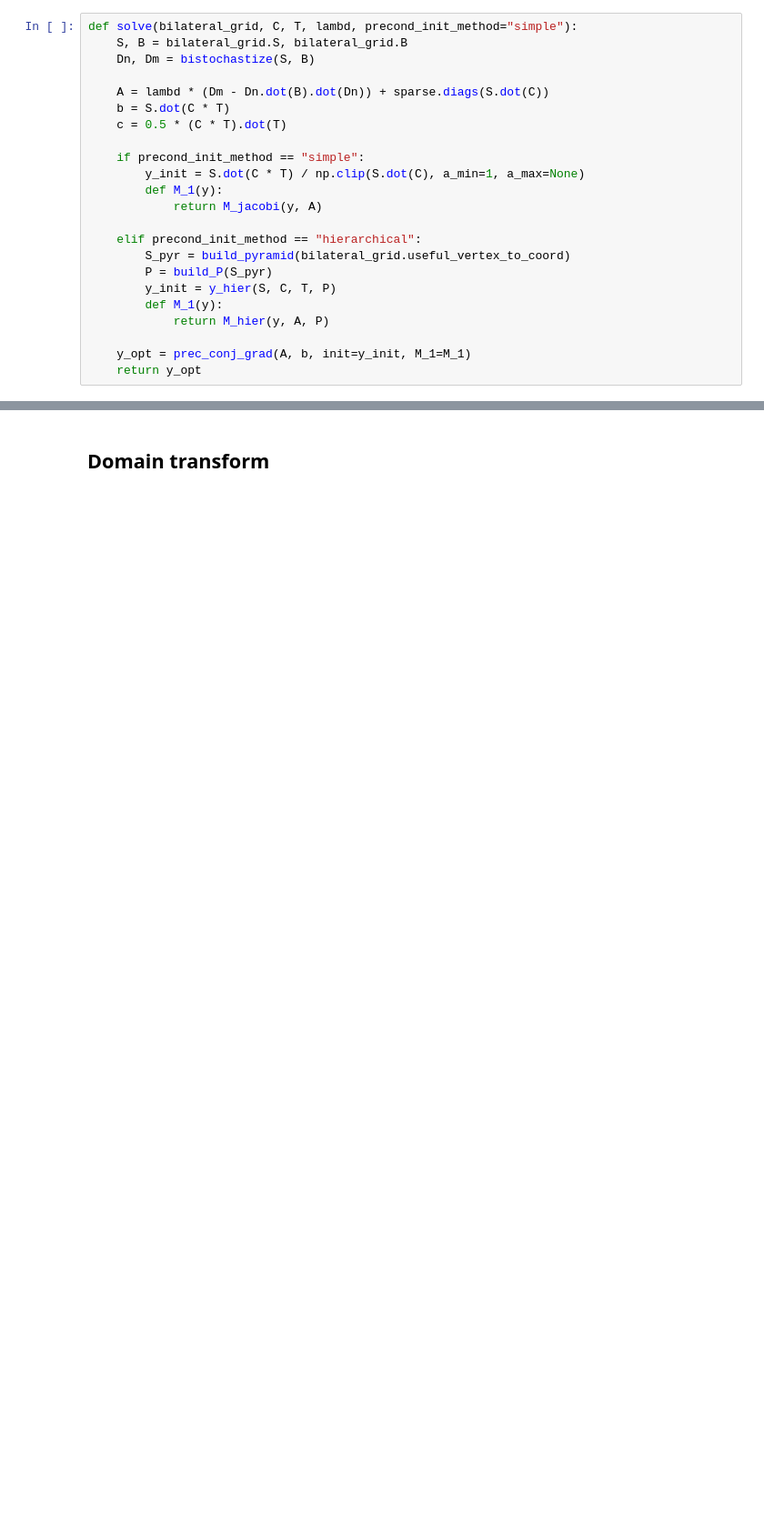
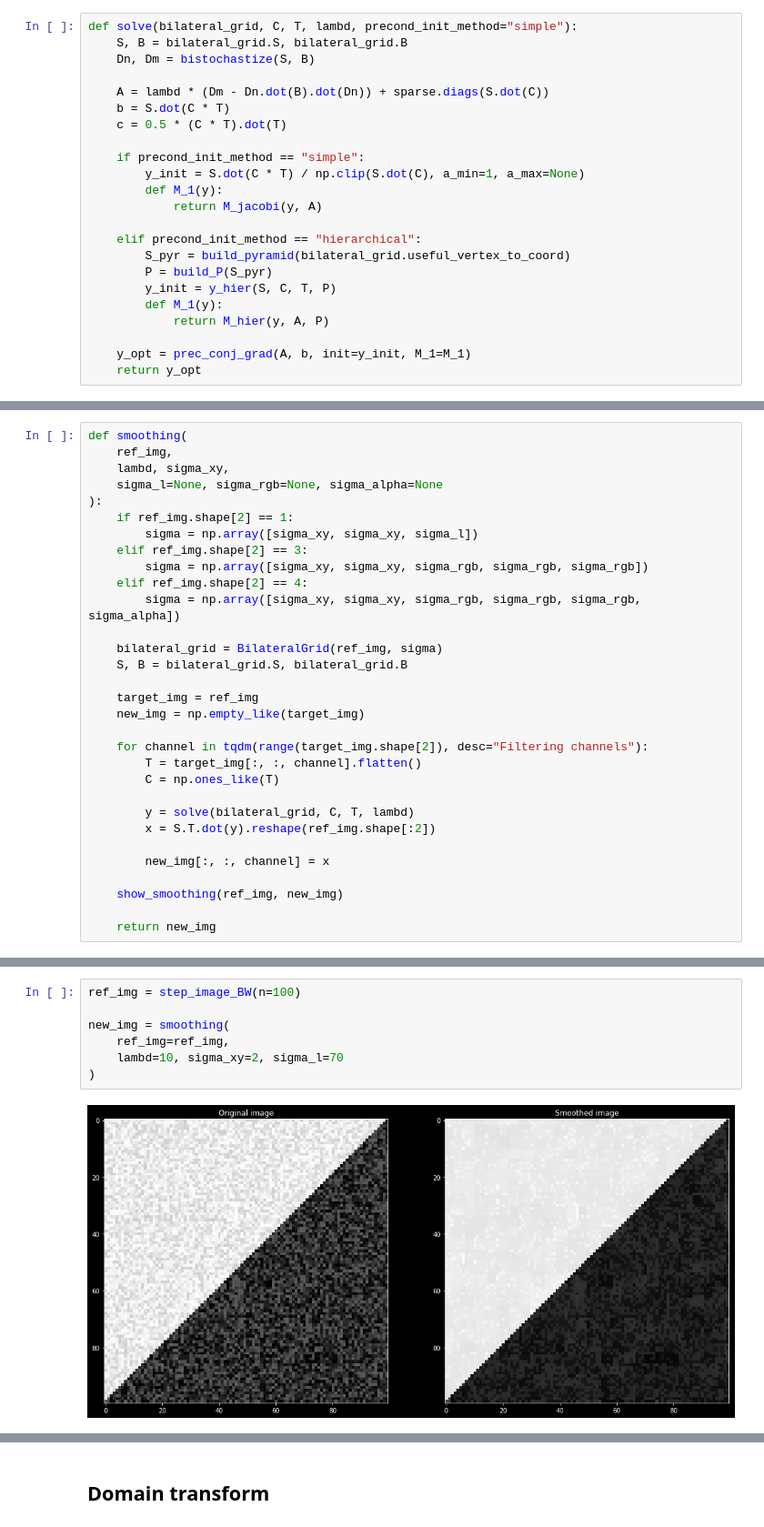
Before and after one commit to gdalle/TheFastBilateralSolver, a Jupyter notebook: FastBilateralSolver.ipynb, the cells around one changed output, grey strips where cells are left out. Shown at 91% size. Saved outputs shown, nothing was run; the diff lists cells and outputs as text; blank space fills up the shorter version.

```diff
--- a/FastBilateralSolver.ipynb
+++ b/FastBilateralSolver.ipynb
@@ -318 +288,32 @@ print(bilateral_grid.grid_shape)
+# %%
+def smoothing(
+    ref_img,
+    lambd, sigma_xy,
+    sigma_l=None, sigma_rgb=None, sigma_alpha=None
+):
+    if ref_img.shape[2] == 1:
+        sigma = np.array([sigma_xy, sigma_xy, sigma_l])
+    elif ref_img.shape[2] == 3:
+        sigma = np.array([sigma_xy, sigma_xy, sigma_rgb, sigma_rgb, sigma_rgb])
+    elif ref_img.shape[2] == 4:
+        sigma = np.array([sigma_xy, sigma_xy, sigma_rgb, sigma_rgb, sigma_rgb, sigma_alpha])
+
+    bilateral_grid = BilateralGrid(ref_img, sigma)
+    S, B = bilateral_grid.S, bilateral_grid.B
+
+    target_img = ref_img
+    new_img = np.empty_like(target_img)
+
+    for channel in tqdm(range(target_img.shape[2]), desc="Filtering channels"):
+        T = target_img[:, :, channel].flatten()
+        C = np.ones_like(T)
+
+        y = solve(bilateral_grid, C, T, lambd)
+        x = S.T.dot(y).reshape(ref_img.shape[:2])
+
+        new_img[:, :, channel] = x
+
+    show_smoothing(ref_img, new_img)
+
+    return new_img
 # %%
@@ -356,0 +346,9 @@ Clipping input data to the valid range for imshow with RGB data ([0..1] for floa
+# %%
+ref_img = step_image_BW(n=100)
+
+new_img = smoothing(
+    ref_img=ref_img,
+    lambd=10, sigma_xy=2, sigma_l=70
+)
+# %% [output]
+[figure, added]
```
Also changed, not shown: parts of 16 cells of this notebook, 14 other files.
